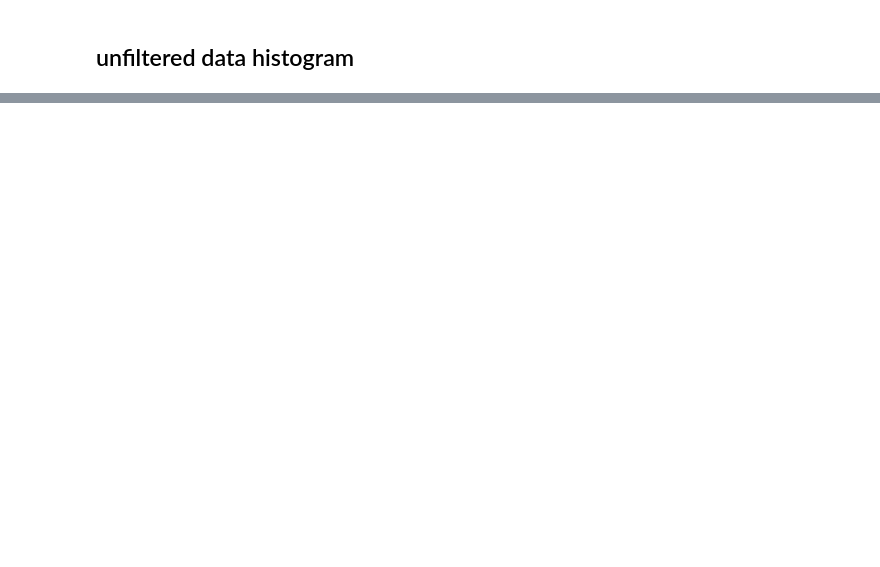
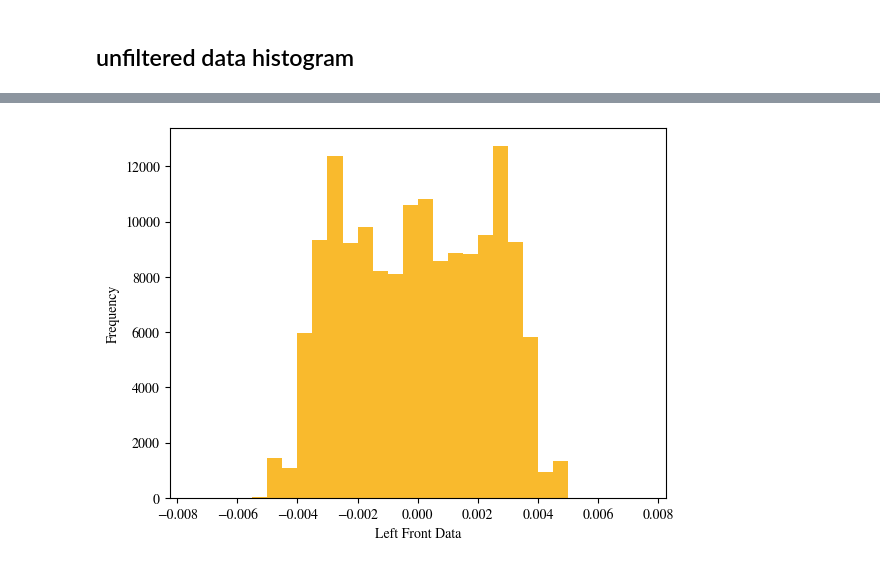
Before and after one commit to SenuraHansaja/H-IoT-Golob-Rice-Compression-Automation, a Jupyter notebook: EEG data/histogram_plots.ipynb, the cells around one changed output, grey strips where cells are left out. Saved outputs shown, nothing was run; the diff lists cells and outputs as text; code cells hidden in the pictures; blank space fills up the shorter version.

```diff
--- a/EEG data/histogram_plots.ipynb
+++ b/EEG data/histogram_plots.ipynb
@@ -76,0 +119,7 @@ Text(0, 0.5, 'Frequency')
+# %%
+plt.hist(EEG_raw_data_2[1], bins = 30,range = [-0.0075, 0.0075], color='#F9BA2D')
+plt.xlabel('Left Front Data')
+plt.ylabel('Frequency')
+plt.savefig('eeg unfiltered output.pdf')
+# %% [output]
+[figure, added]
```
Also changed, not shown: parts of 12 cells of this notebook, 5 other files.
